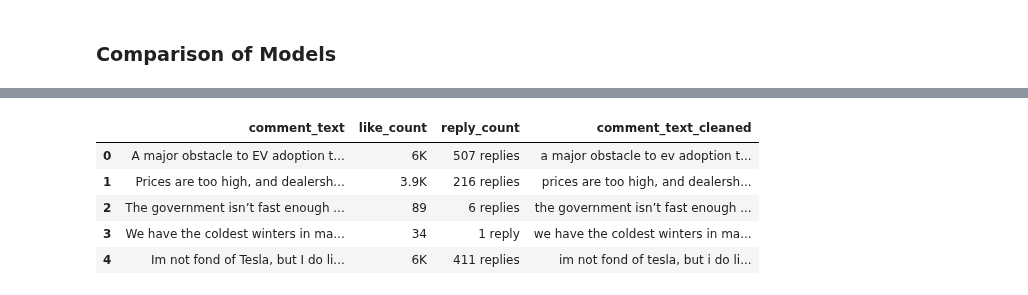
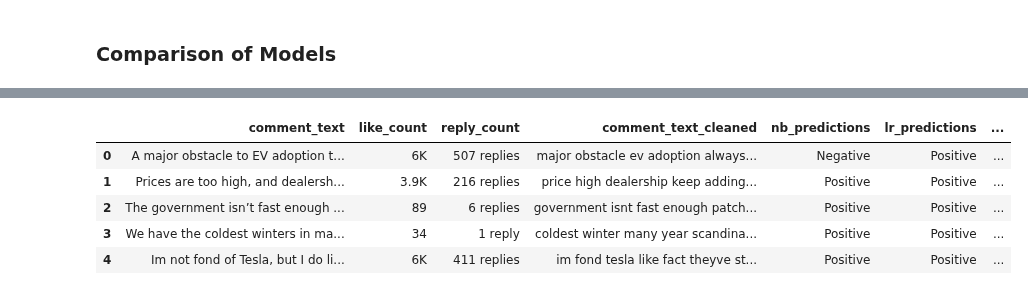
Before and after one commit to kkrusere/youTube-comments-Analyzer, a Jupyter notebook: LLM_fine-tuned.ipynb, the cells around one changed output, grey strips where cells are left out. Saved outputs shown, nothing was run; the diff lists cells and outputs as text; code cells hidden in the pictures.

```diff
--- a/LLM_fine-tuned.ipynb
+++ b/LLM_fine-tuned.ipynb
@@ -166,0 +177,25 @@ Name: count, dtype: int64
+# %%
+comments_data = load_comments_from_json()
+# Load the JSON data into a Pandas DataFrame
+comments_data_df = pd.DataFrame(comments_data)
+
+# Drop null values in the `comment_text ` column
+comments_data_df = comments_data_df.dropna(subset=['comment_text'])
+# Drop duplicates if there are any in the `comment_text ` column
+comments_data_df = comments_data_df.drop_duplicates(subset='comment_text')
+
+
+# Lowercase the text
+comments_data_df['comment_text_cleaned'] = comments_data_df['comment_text'].str.lower()
+# Remove punctuation
+comments_data_df['comment_text_cleaned'] = comments_data_df['comment_text_cleaned'].apply(lambda x: ''.join([char for char in x if char not in string.punctuation]))
+
+# Remove stop words
+stop_words = stopwords.words('english')
+comments_data_df['comment_text_cleaned'] = comments_data_df['comment_text_cleaned'].apply(lambda x: ' '.join([word for word in x.split() if word not in stop_words]))
+
+
+#reset dataframe index
+comments_data_df.reset_index(inplace=True, drop=True)
+
+comments_data_df.head()
@@ -454,25 +486,22 @@ def load_comments_from_json(filename = 'youtube_comments.json'):
-# %%
-comments_data = load_comments_from_json()
-# Load the JSON data into a Pandas DataFrame
-comments_data_df = pd.DataFrame(comments_data)
-
-# Drop null values in the `comment_text ` column
-comments_data_df = comments_data_df.dropna(subset=['comment_text'])
-# Drop duplicates if there are any in the `comment_text ` column
-comments_data_df = comments_data_df.drop_duplicates(subset='comment_text')
-
-# Lowercase the text
-comments_data_df['comment_text_cleaned'] = comments_data_df['comment_text'].str.lower()
-
-# Reset dataframe index
-comments_data_df.reset_index(inplace=True, drop=True)
-
-comments_data_df.head()
-# %% [output]
-|  | comment_text | like_count | reply_count | comment_text_cleaned |
-| 0 | A major obstacle to EV adoption t... | 6K | 507 replies | a major obstacle to ev adoption t... |
-| 1 | Prices are too high, and dealersh... | 3.9K | 216 replies | prices are too high, and dealersh... |
-| 2 | The government isn’t fast enough ... | 89 | 6 replies | the government isn’t fast enough ... |
-| 3 | We have the coldest winters in ma... | 34 | 1 reply | we have the coldest winters in ma... |
-| 4 | Im not fond of Tesla, but I do li... | 6K | 411 replies | im not fond of tesla, but i do li... |
+# %%
+# Preprocess the comments data
+comments_data_df['comment_text_cleaned'] = comments_data_df['comment_text_cleaned'].apply(preprocess_text)
+
+# Feature extraction
+X = vectorizer.transform(comments_data_df['comment_text_cleaned'])
+
+comments_data_df['nb_predictions'] = nb_classifier.predict(X)
+comments_data_df['lr_predictions'] = lr_classifier.predict(X)
+comments_data_df['svm_predictions'] = svm_classifier.predict(X)
+comments_data_df['rf_predictions'] = rf_classifier.predict(X)
+
+
+comments_data_df.head()
+# %% [output]
+|  | comment_text | like_count | reply_count | comment_text_cleaned | nb_predictions | lr_predictions | ... |
+| 0 | A major obstacle to EV adoption t... | 6K | 507 replies | major obstacle ev adoption always... | Negative | Positive | ... |
+| 1 | Prices are too high, and dealersh... | 3.9K | 216 replies | price high dealership keep adding... | Positive | Positive | ... |
+| 2 | The government isn’t fast enough ... | 89 | 6 replies | government isnt fast enough patch... | Positive | Positive | ... |
+| 3 | We have the coldest winters in ma... | 34 | 1 reply | coldest winter many year scandina... | Positive | Positive | ... |
+| 4 | Im not fond of Tesla, but I do li... | 6K | 411 replies | im fond tesla like fact theyve st... | Positive | Positive | ... |
 # %%
```
Also changed, not shown: parts of 9 cells of this notebook.
